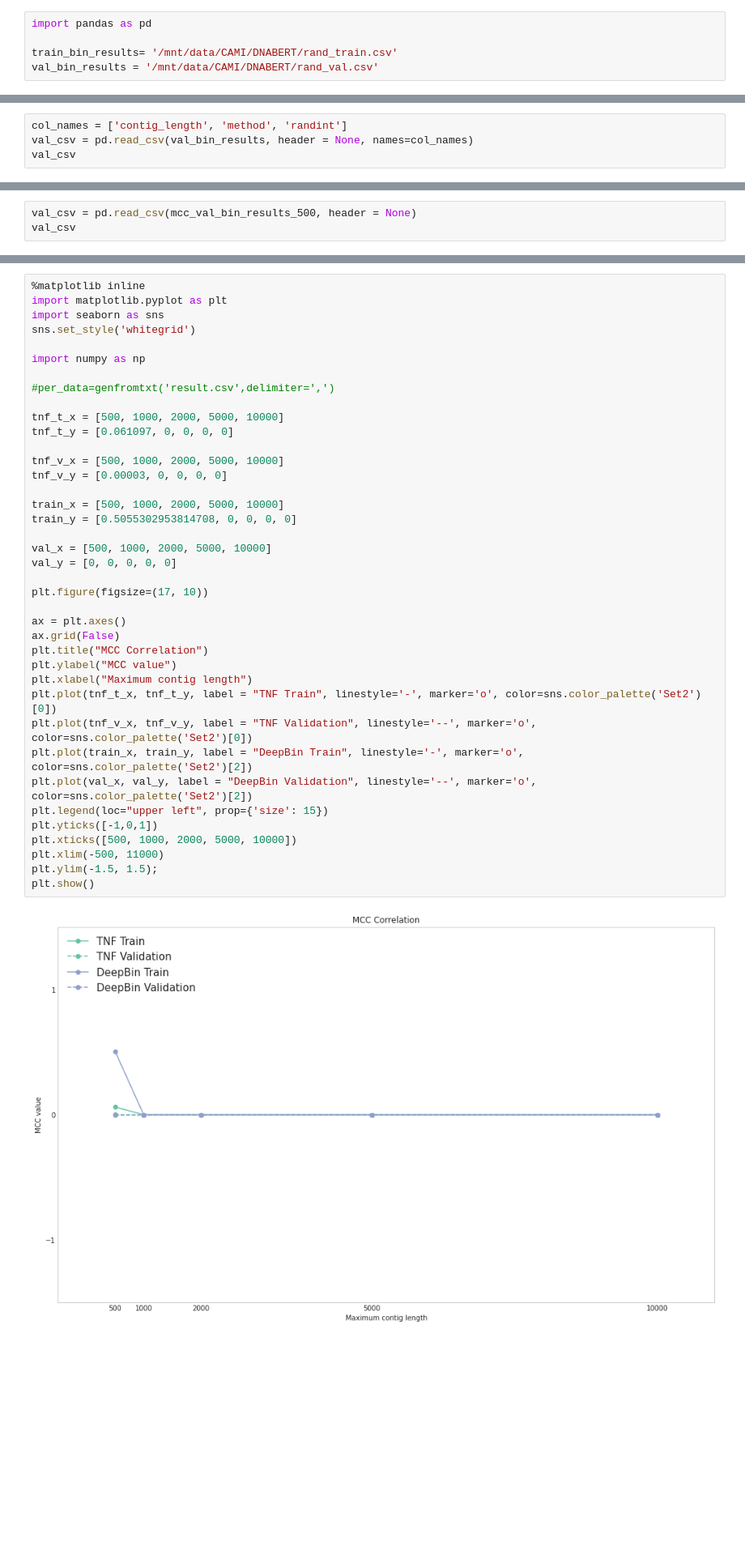
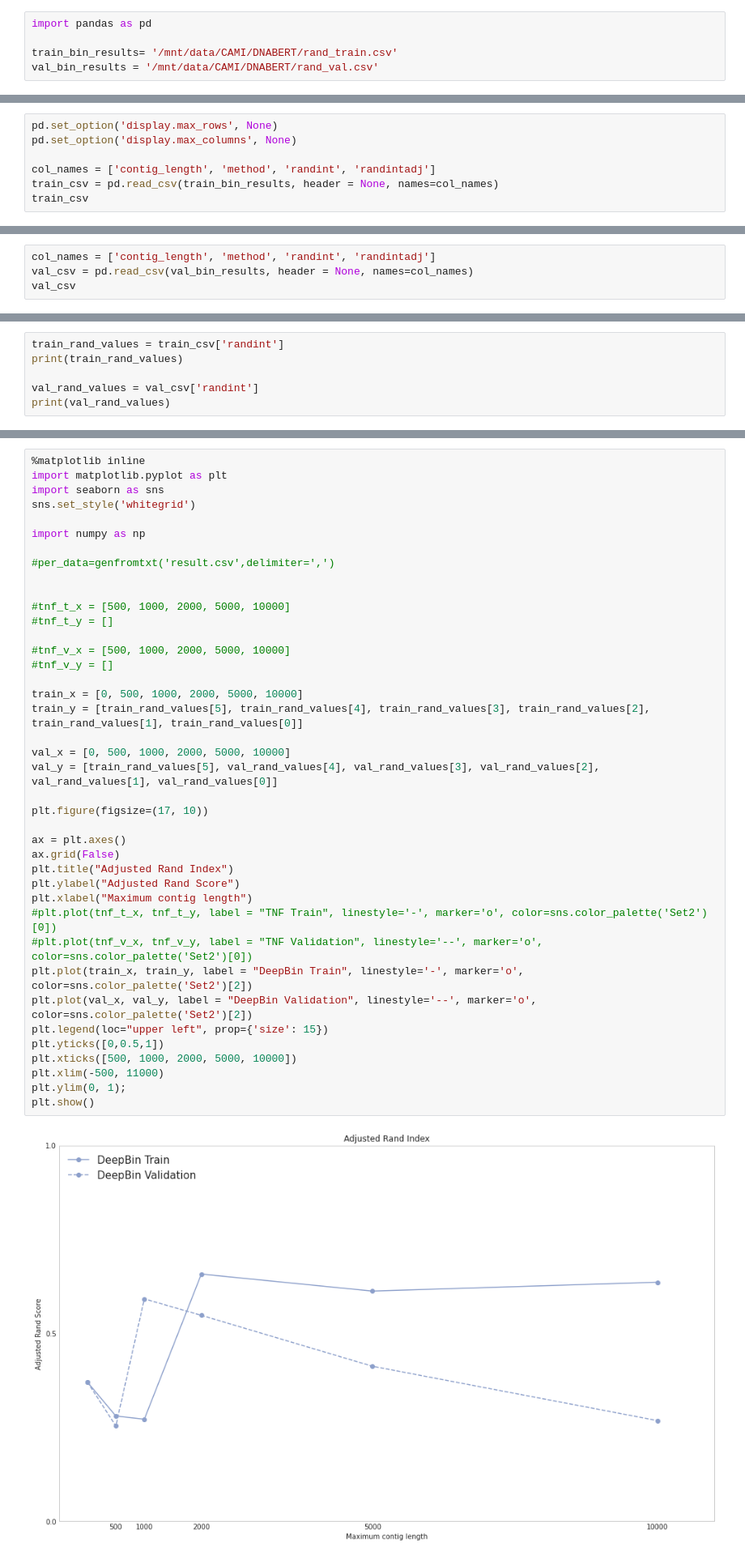
Before and after one commit to ninashenker/deepbin, a Jupyter notebook: clusters_to_bins.ipynb, the cells around one changed output, grey strips where cells are left out. Shown at 81% size. Saved outputs shown, nothing was run; the diff lists cells and outputs as text; blank space fills up the shorter version.

```diff
--- a/clusters_to_bins.ipynb
+++ b/clusters_to_bins.ipynb
@@ -14,0 +6,7 @@ FileNotFoundError: [Errno 2] No such file or directory: '/mnt/data/CAMI/DNABERT/
+# %%
+pd.set_option('display.max_rows', None)
+pd.set_option('display.max_columns', None)
+
+col_names = ['contig_length', 'method', 'randint', 'randintadj']
+train_csv = pd.read_csv(train_bin_results, header = None, names=col_names)
+train_csv
@@ -15,5 +21,5 @@ FileNotFoundError: [Errno 2] No such file or directory: '/mnt/data/CAMI/DNABERT/
 # %%
-col_names = ['contig_length', 'method', 'randint']
+col_names = ['contig_length', 'method', 'randint', 'randintadj']
 val_csv = pd.read_csv(val_bin_results, header = None, names=col_names)
 val_csv
 # %% [output]
@@ -23,3 +32,0 @@ dtype: float64
-# %%
-val_csv = pd.read_csv(mcc_val_bin_results_500, header = None)
-val_csv
@@ -34,0 +33,6 @@ dtype: float64
+# %%
+train_rand_values = train_csv['randint']
+print(train_rand_values)
+
+val_rand_values = val_csv['randint']
+print(val_rand_values)
@@ -35,41 +54,42 @@ dtype: float64
 # %%
 %matplotlib inline
 import matplotlib.pyplot as plt
 import seaborn as sns
 sns.set_style('whitegrid')
 
 import numpy as np
 
 #per_data=genfromtxt('result.csv',delimiter=',')
 
-tnf_t_x = [500, 1000, 2000, 5000, 10000]
-tnf_t_y = [0.061097, 0, 0, 0, 0]
 
-tnf_v_x = [500, 1000, 2000, 5000, 10000]
-tnf_v_y = [0.00003, 0, 0, 0, 0]
+#tnf_t_x = [500, 1000, 2000, 5000, 10000]
+#tnf_t_y = []
 
-train_x = [500, 1000, 2000, 5000, 10000]
-train_y = [0.5055302953814708, 0, 0, 0, 0]
+#tnf_v_x = [500, 1000, 2000, 5000, 10000]
+#tnf_v_y = []
 
-val_x = [500, 1000, 2000, 5000, 10000]
-val_y = [0, 0, 0, 0, 0]
+train_x = [0, 500, 1000, 2000, 5000, 10000]
+train_y = [train_rand_values[5], train_rand_values[4], train_rand_values[3], train_rand_values[2], train_rand_values[1], train_rand_values[0]]
+
+val_x = [0, 500, 1000, 2000, 5000, 10000]
+val_y = [train_rand_values[5], val_rand_values[4], val_rand_values[3], val_rand_values[2], val_rand_values[1], val_rand_values[0]]
 
 plt.figure(figsize=(17, 10))
 
 ax = plt.axes()
 ax.grid(False)
-plt.title("MCC Correlation")
-plt.ylabel("MCC value")
+plt.title("Adjusted Rand Index")
+plt.ylabel("Adjusted Rand Score")
 plt.xlabel("Maximum contig length")
-plt.plot(tnf_t_x, tnf_t_y, label = "TNF Train", linestyle='-', marker='o', color=sns.color_palette('Set2')[0])
-plt.plot(tnf_v_x, tnf_v_y, label = "TNF Validation", linestyle='--', marker='o', color=sns.color_palette('Set2')[0])
+#plt.plot(tnf_t_x, tnf_t_y, label = "TNF Train", linestyle='-', marker='o', color=sns.color_palette('Set2')[0])
+#plt.plot(tnf_v_x, tnf_v_y, label = "TNF Validation", linestyle='--', marker='o', color=sns.color_palette('Set2')[0])
 plt.plot(train_x, train_y, label = "DeepBin Train", linestyle='-', marker='o', color=sns.color_palette('Set2')[2])
 plt.plot(val_x, val_y, label = "DeepBin Validation", linestyle='--', marker='o', color=sns.color_palette('Set2')[2])
 plt.legend(loc="upper left", prop={'size': 15})
-plt.yticks([-1,0,1])
+plt.yticks([0,0.5,1])
 plt.xticks([500, 1000, 2000, 5000, 10000])
 plt.xlim(-500, 11000)
-plt.ylim(-1.5, 1.5);
+plt.ylim(0, 1);
 plt.show()
 # %% [output]
-[figure, old version]
+[figure, new version]
```
Also changed, not shown: parts of 6 cells of this notebook, 1 other file.
